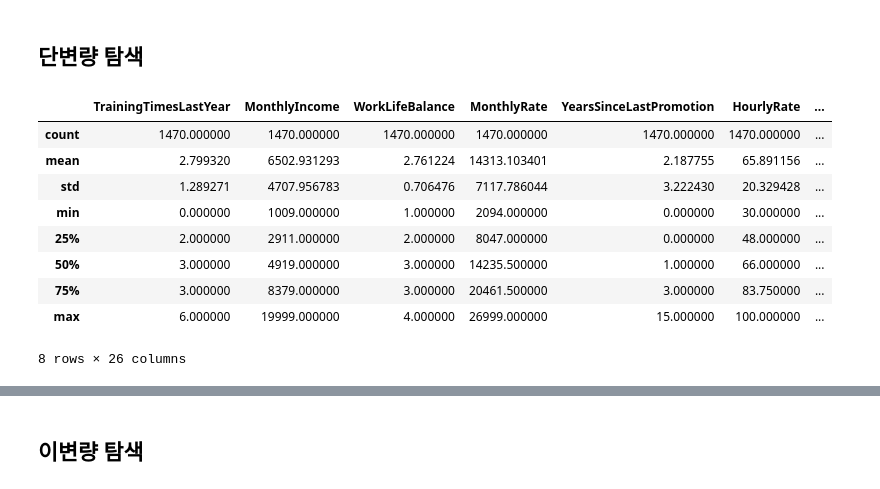
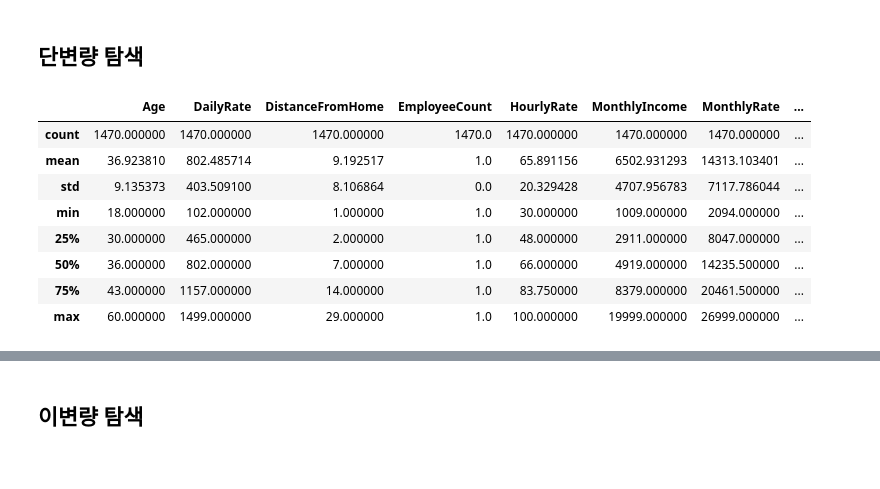
Before and after one commit to yoonene/Tobigs16_assignment, a Jupyter notebook: week1_EDA_assignment.ipynb, the cells around one changed output, grey strips where cells are left out. Saved outputs shown, nothing was run; the diff lists cells and outputs as text; code cells hidden in the pictures.

```diff
--- a/week1_EDA_assignment.ipynb
+++ b/week1_EDA_assignment.ipynb
@@ -93,7 +60,8 @@ a dataset of IBM employee attrition data. Each row is personal and attrition inf
 # %% [markdown]
 # 자료읽기
 # %%
-data = pd.read_csv("assignment_data.csv", encoding="UTF8")
+data = pd.read_csv("Tobigs/week1_EDA/과제/assignment_data.csv", encoding="UTF8")
+original = copy.deepcopy(data)
 # %%
 data.head()
 # %% [output]
@@ -205,0 +150,9 @@ df.head()
+# %%
+numerical = ['Age', 'DailyRate', 'DistanceFromHome', 'EmployeeCount', 'HourlyRate', 'MonthlyIncome', 'MonthlyRate', 'NumCompaniesWorked', 'PercentSalaryHike', 'StandardHours', 'TotalWorkingYears', 'TrainingTimesLastYear', 'YearsAtCompany', 'YearsInCurrentRole', 'YearsSinceLastPromotion', 'YearsWithCurrManager']
+categorical = ['Attrition', 'BusinessTravel', 'EmployeeNumber', 'Department','EducationField', 'Gender', 'JobRole','MaritalStatus', 'Over18', 'OverTime']
+ordinal = ['Education', 'EnvironmentSatisfaction', 'JobInvolvement','JobLevel', 'JobSatisfaction','PerformanceRating', 'RelationshipSatisfaction', 'StockOptionLevel', 'WorkLifeBalance']
+
+print('Number of Numerical features:', len(numerical))
+print('Number of Categorical features:', len(categorical))
+print('Number of Ordinal features:', len(ordinal))
+print('Number of Total features:', len(numerical) + len(categorical) + len(ordinal))
@@ -205,0 +171,8 @@ df.head()
+# %%
+from sklearn.preprocessing import LabelEncoder
+
+encoder = LabelEncoder()
+for col in categorical:
+    data[col] = encoder.fit_transform(data[col].values)
+
+data.head()
@@ -229,7 +206,0 @@ processed_features = df.columns.tolist()
-# %%
-numerical = list(set(processed_features).intersection(original_features))
-categorical = list(set(processed_features) - set(numerical))
-
-print('범주형 변수 개수:', len(categorical))
-print('수치형 변수 개수:', len(numerical))
-print('총 변수 개수:', len(processed_features))
@@ -242,15 +209,14 @@ print('총 변수 개수:', len(processed_features))
 # %% [markdown]
 ## 단변량 탐색
 # %%
-df[numerical].describe()
+data[numerical].describe()
 # %% [output]
-|  | TrainingTimesLastYear | MonthlyIncome | WorkLifeBalance | MonthlyRate | YearsSinceLastPromotion | HourlyRate | ... |
-| count | 1470.000000 | 1470.000000 | 1470.000000 | 1470.000000 | 1470.000000 | 1470.000000 | ... |
-| mean | 2.799320 | 6502.931293 | 2.761224 | 14313.103401 | 2.187755 | 65.891156 | ... |
-| std | 1.289271 | 4707.956783 | 0.706476 | 7117.786044 | 3.222430 | 20.329428 | ... |
-| min | 0.000000 | 1009.000000 | 1.000000 | 2094.000000 | 0.000000 | 30.000000 | ... |
-| 25% | 2.000000 | 2911.000000 | 2.000000 | 8047.000000 | 0.000000 | 48.000000 | ... |
-| 50% | 3.000000 | 4919.000000 | 3.000000 | 14235.500000 | 1.000000 | 66.000000 | ... |
-| 75% | 3.000000 | 8379.000000 | 3.000000 | 20461.500000 | 3.000000 | 83.750000 | ... |
-| max | 6.000000 | 19999.000000 | 4.000000 | 26999.000000 | 15.000000 | 100.000000 | ... |
+|  | Age | DailyRate | DistanceFromHome | EmployeeCount | HourlyRate | MonthlyIncome | MonthlyRate | ... |
+| count | 1470.000000 | 1470.000000 | 1470.000000 | 1470.0 | 1470.000000 | 1470.000000 | 1470.000000 | ... |
+| mean | 36.923810 | 802.485714 | 9.192517 | 1.0 | 65.891156 | 6502.931293 | 14313.103401 | ... |
+| std | 9.135373 | 403.509100 | 8.106864 | 0.0 | 20.329428 | 4707.956783 | 7117.786044 | ... |
+| min | 18.000000 | 102.000000 | 1.000000 | 1.0 | 30.000000 | 1009.000000 | 2094.000000 | ... |
+| 25% | 30.000000 | 465.000000 | 2.000000 | 1.0 | 48.000000 | 2911.000000 | 8047.000000 | ... |
+| 50% | 36.000000 | 802.000000 | 7.000000 | 1.0 | 66.000000 | 4919.000000 | 14235.500000 | ... |
+| 75% | 43.000000 | 1157.000000 | 14.000000 | 1.0 | 83.750000 | 8379.000000 | 20461.500000 | ... |
+| max | 60.000000 | 1499.000000 | 29.000000 | 1.0 | 100.000000 | 19999.000000 | 26999.000000 | ... |
-8 rows × 26 columns
```
Also changed, not shown: parts of 97 cells of this notebook, 1 other file.
